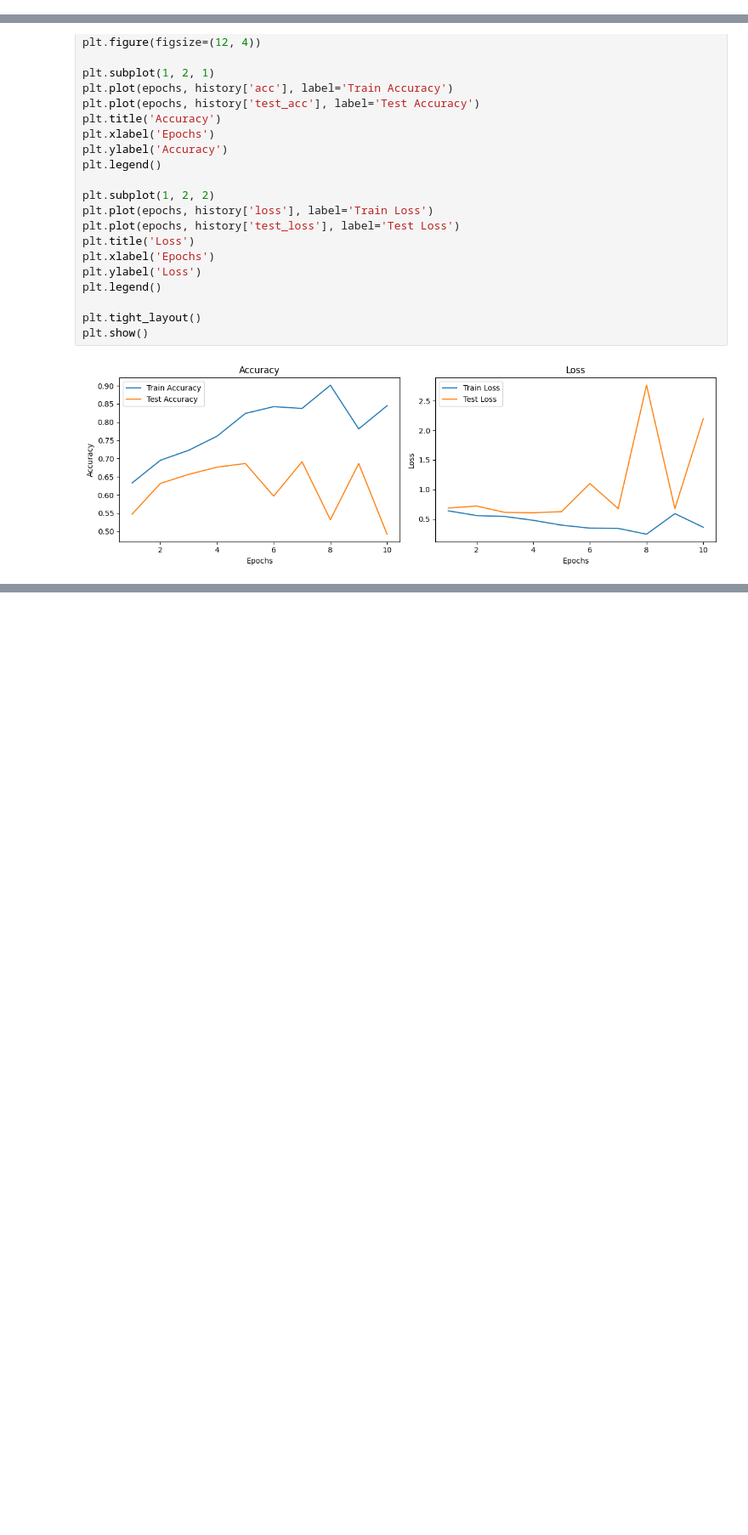
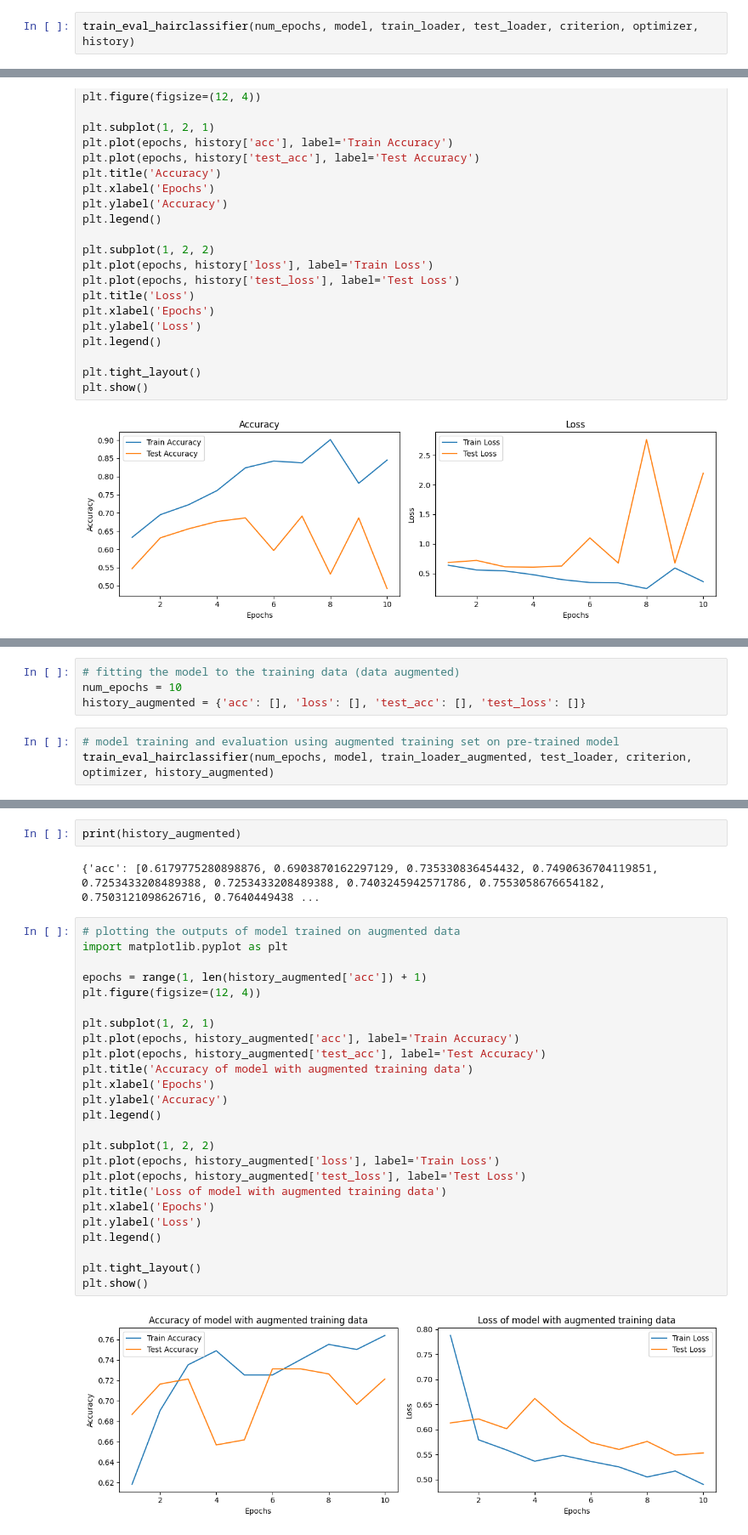
Before and after one commit to srikaldata/ml-zoomcamp-2025, a Jupyter notebook: 07-deep-learning/07-deep-learning-homework.ipynb, the cells around one changed output, grey strips where cells are left out. Shown: that part at 85% size. Drawn from its saved outputs; the diff is of its cells as text; blank space fills up the shorter version.

Commit message:
deep learning - hw - q5 q6 finding the mean test loss and test accuracy on training a pretrained model using augmented training data

```diff
--- a/07-deep-learning/07-deep-learning-homework.ipynb
+++ b/07-deep-learning/07-deep-learning-homework.ipynb
@@ -321,0 +313,2 @@ Epoch 10/10, Loss: 0.3609, Acc: 0.8452, Val Loss: 2.1961, Val Acc: 0.4925
+# %%
+train_eval_hairclassifier(num_epochs, model, train_loader, test_loader, criterion, optimizer, history)
@@ -355,0 +382,7 @@ Standard deviation of training loss: 0.12379260580494264
+# %%
+# fitting the model to the training data (data augmented)
+num_epochs = 10
+history_augmented = {'acc': [], 'loss': [], 'test_acc': [], 'test_loss': []}
+# %%
+# model training and evaluation using augmented training set on pre-trained model
+train_eval_hairclassifier(num_epochs, model, train_loader_augmented, test_loader, criterion, optimizer, history_augmented)
@@ -355,0 +400,31 @@ Standard deviation of training loss: 0.12379260580494264
+# %%
+print(history_augmented)
+# %% [output]
+{'acc': [0.6179775280898876, 0.6903870162297129, 0.735330836454432, 0.7490636704119851, 0.7253433208489388, 0.7253433208489388, 0.7403245942571786, 0.7553058676654182, 0.7503121098626716, 0.7640449438 ...
+# %%
+# plotting the outputs of model trained on augmented data
+import matplotlib.pyplot as plt
+
+epochs = range(1, len(history_augmented['acc']) + 1)
+plt.figure(figsize=(12, 4))
+
+plt.subplot(1, 2, 1)
+plt.plot(epochs, history_augmented['acc'], label='Train Accuracy')
+plt.plot(epochs, history_augmented['test_acc'], label='Test Accuracy')
+plt.title('Accuracy of model with augmented training data')
+plt.xlabel('Epochs')
+plt.ylabel('Accuracy')
+plt.legend()
+
+plt.subplot(1, 2, 2)
+plt.plot(epochs, history_augmented['loss'], label='Train Loss')
+plt.plot(epochs, history_augmented['test_loss'], label='Test Loss')
+plt.title('Loss of model with augmented training data')
+plt.xlabel('Epochs')
+plt.ylabel('Loss')
+plt.legend()
+
+plt.tight_layout()
+plt.show()
+# %% [output]
+[figure, added]
```
Also changed, not shown: parts of 8 cells of this notebook.
